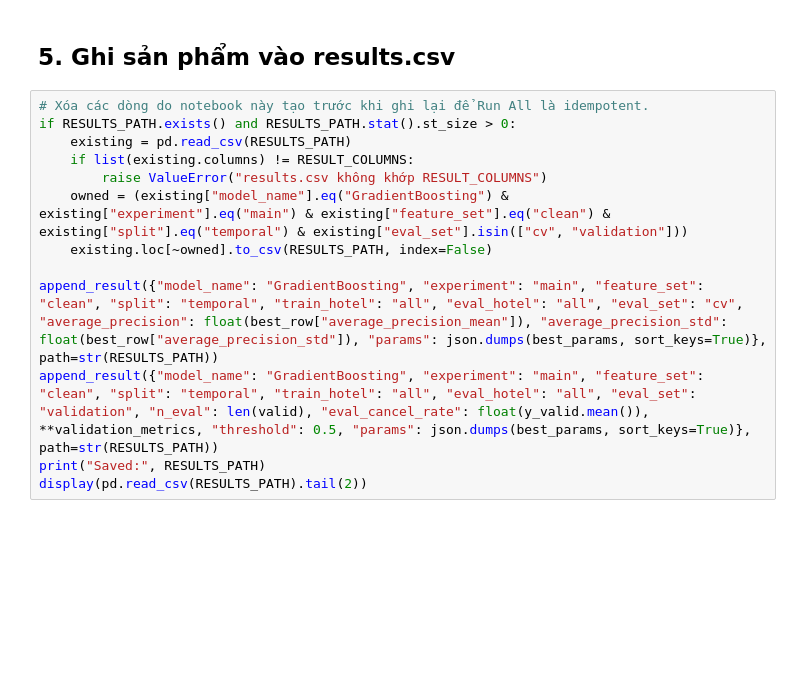
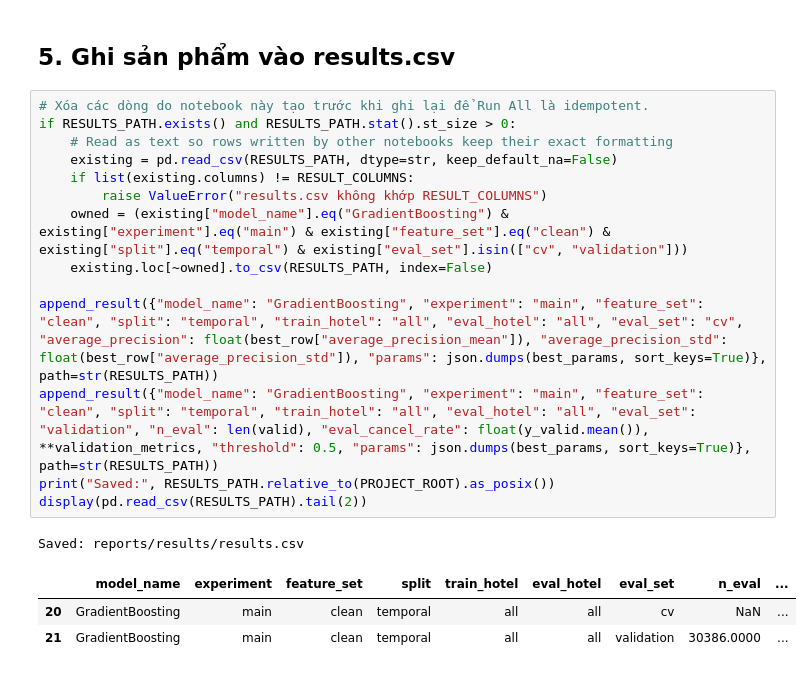
Before and after one commit to trantrungquy610/HotelBookingML, a Jupyter notebook: notebooks/04_gradient_boosting.ipynb, the cells around one changed output. Cells and saved outputs as stored; diff of their text form; blank space fills up the shorter version.

```diff
--- a/notebooks/04_gradient_boosting.ipynb
+++ b/notebooks/04_gradient_boosting.ipynb
@@ -131,13 +190,19 @@ display(importance.sort_values(ascending=False).to_frame("importance"))
 # %%
 # Xóa các dòng do notebook này tạo trước khi ghi lại để Run All là idempotent.
 if RESULTS_PATH.exists() and RESULTS_PATH.stat().st_size > 0:
-    existing = pd.read_csv(RESULTS_PATH)
+    # Read as text so rows written by other notebooks keep their exact formatting
+    existing = pd.read_csv(RESULTS_PATH, dtype=str, keep_default_na=False)
     if list(existing.columns) != RESULT_COLUMNS:
         raise ValueError("results.csv không khớp RESULT_COLUMNS")
     owned = (existing["model_name"].eq("GradientBoosting") & existing["experiment"].eq("main") & existing["feature_set"].eq("clean") & existing["split"].eq("temporal") & existing["eval_set"].isin(["cv", "validation"]))
     existing.loc[~owned].to_csv(RESULTS_PATH, index=False)
 
 append_result({"model_name": "GradientBoosting", "experiment": "main", "feature_set": "clean", "split": "temporal", "train_hotel": "all", "eval_hotel": "all", "eval_set": "cv", "average_precision": float(best_row["average_precision_mean"]), "average_precision_std": float(best_row["average_precision_std"]), "params": json.dumps(best_params, sort_keys=True)}, path=str(RESULTS_PATH))
 append_result({"model_name": "GradientBoosting", "experiment": "main", "feature_set": "clean", "split": "temporal", "train_hotel": "all", "eval_hotel": "all", "eval_set": "validation", "n_eval": len(valid), "eval_cancel_rate": float(y_valid.mean()), **validation_metrics, "threshold": 0.5, "params": json.dumps(best_params, sort_keys=True)}, path=str(RESULTS_PATH))
-print("Saved:", RESULTS_PATH)
+print("Saved:", RESULTS_PATH.relative_to(PROJECT_ROOT).as_posix())
 display(pd.read_csv(RESULTS_PATH).tail(2))
+# %% [output]
+Saved: reports/results/results.csv
+|  | model_name | experiment | feature_set | split | train_hotel | eval_hotel | eval_set | n_eval | ... |
+| 20 | GradientBoosting | main | clean | temporal | all | all | cv | NaN | ... |
+| 21 | GradientBoosting | main | clean | temporal | all | all | validation | 30386.0000 | ... |
```
Also changed, not shown: parts of 8 cells of this notebook, 3 other files.
